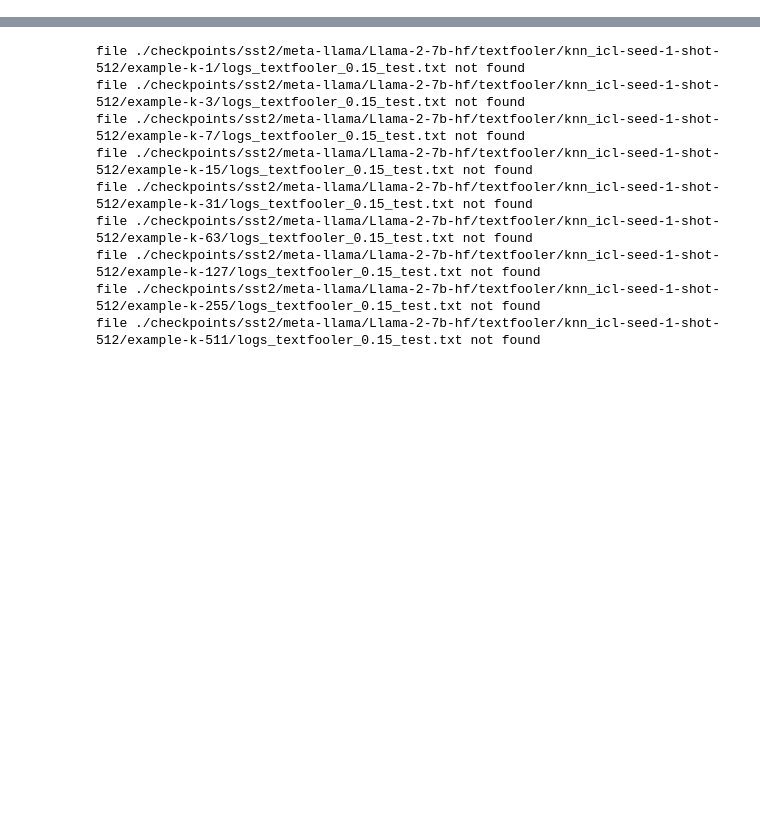
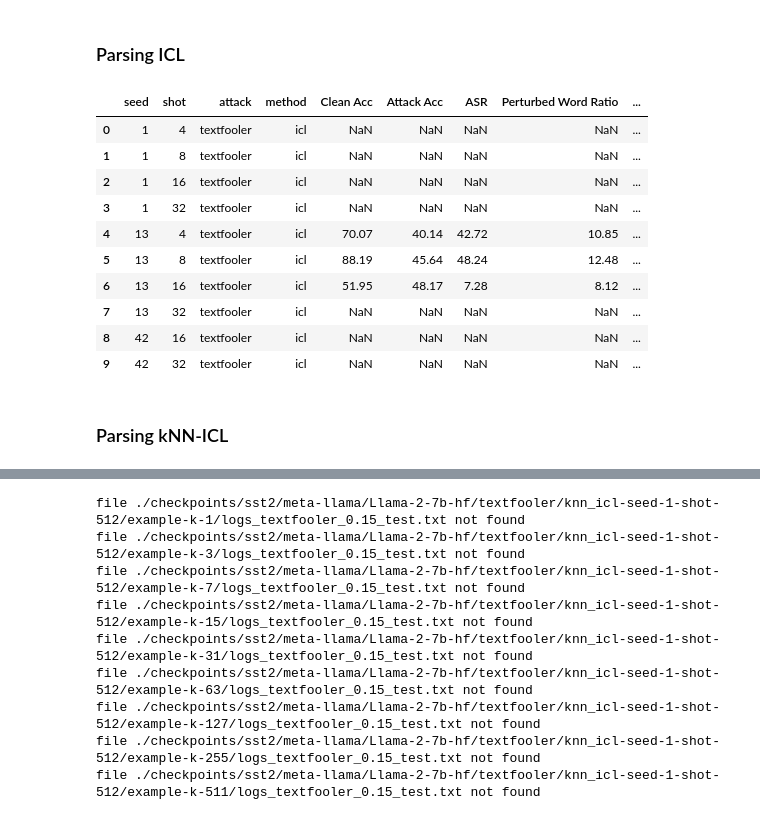
Before and after one commit to simonucl/mvp, a Jupyter notebook: result_parsing.ipynb, the cells around one changed output, grey strips where cells are left out. Saved outputs shown, nothing was run; the diff lists cells and outputs as text; code cells hidden in the pictures; blank space fills up the shorter version.

```diff
--- a/result_parsing.ipynb
+++ b/result_parsing.ipynb
@@ -4,3 +4,53 @@ import numpy as np
 import matplotlib.pyplot as plt
 import seaborn as sns
 import os
+# %% [markdown]
+### Parsing ICL
+# %%
+dataset='sst2'
+model_name='meta-llama/Llama-2-7b-hf'
+
+results_path = f'./checkpoints/{dataset}/{model_name}/textfooler/'
+
+attacks = ['textfooler']
+seeds = [1, 13, 42]
+shots = [4, 8, 16, 32]
+results = []
+
+for seed in seeds:
+    for attack in attacks:
+        for shot in shots:
+            file = f'{results_path}icl-seed-{seed}-shot-{shot}/logs_{attack}.txt'
+            if os.path.isfile(file):
+                with open(file) as f:
+                    lines = f.readlines()
+                    result = {'seed': seed, 'shot': shot, 'attack': attack, 'method': 'icl'}
+                    for line in lines:
+                        if 'Original accuracy:' in line:
+                            result['Clean Acc'] = float(line.split(':')[1].strip().replace('%', '').strip('| '))
+                        elif 'Accuracy under attack:' in line:
+                            result['Attack Acc'] = float(line.split(':')[1].strip().replace('%', '').strip('| '))
+                        elif 'Attack success rate:' in line:
+                            result['ASR'] = float(line.split(':')[1].strip().replace('%', '').strip('| '))
+                        elif 'Average perturbed word %:' in line:
+                            result['Perturbed Word Ratio'] = float(line.split(':')[1].strip().replace('%', '').strip('| '))
+                        elif 'Average Attack Perplexity:' in line:
+                            result['Attack Perplexity'] = float(line.split(':')[1].strip().strip('| '))
+
+                    results.append(result)
+# %%
+pd.DataFrame(results)
+# %% [output]
+|  | seed | shot | attack | method | Clean Acc | Attack Acc | ASR | Perturbed Word Ratio | ... |
+| 0 | 1 | 4 | textfooler | icl | NaN | NaN | NaN | NaN | ... |
+| 1 | 1 | 8 | textfooler | icl | NaN | NaN | NaN | NaN | ... |
+| 2 | 1 | 16 | textfooler | icl | NaN | NaN | NaN | NaN | ... |
+| 3 | 1 | 32 | textfooler | icl | NaN | NaN | NaN | NaN | ... |
+| 4 | 13 | 4 | textfooler | icl | 70.07 | 40.14 | 42.72 | 10.85 | ... |
+| 5 | 13 | 8 | textfooler | icl | 88.19 | 45.64 | 48.24 | 12.48 | ... |
+| 6 | 13 | 16 | textfooler | icl | 51.95 | 48.17 | 7.28 | 8.12 | ... |
+| 7 | 13 | 32 | textfooler | icl | NaN | NaN | NaN | NaN | ... |
+| 8 | 42 | 16 | textfooler | icl | NaN | NaN | NaN | NaN | ... |
+| 9 | 42 | 32 | textfooler | icl | NaN | NaN | NaN | NaN | ... |
+# %% [markdown]
+### Parsing kNN-ICL
```
Also changed, not shown: parts of 3 cells of this notebook, 7 other files.
